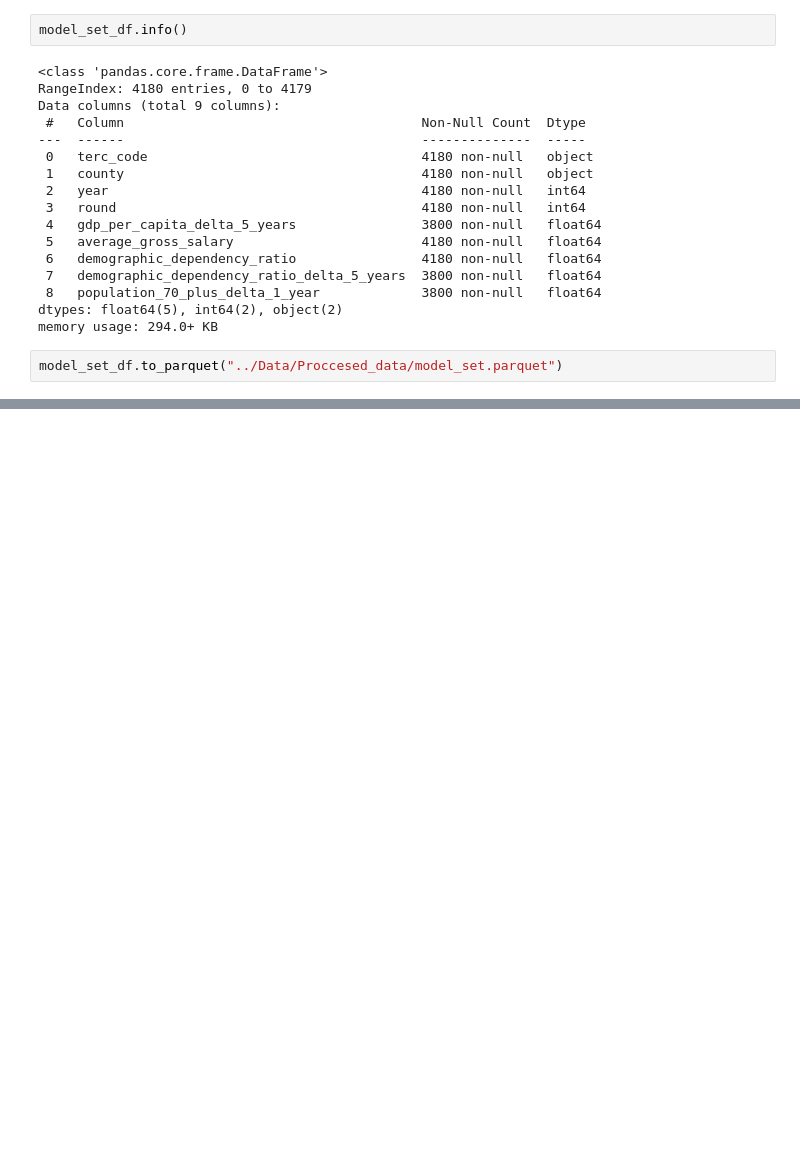
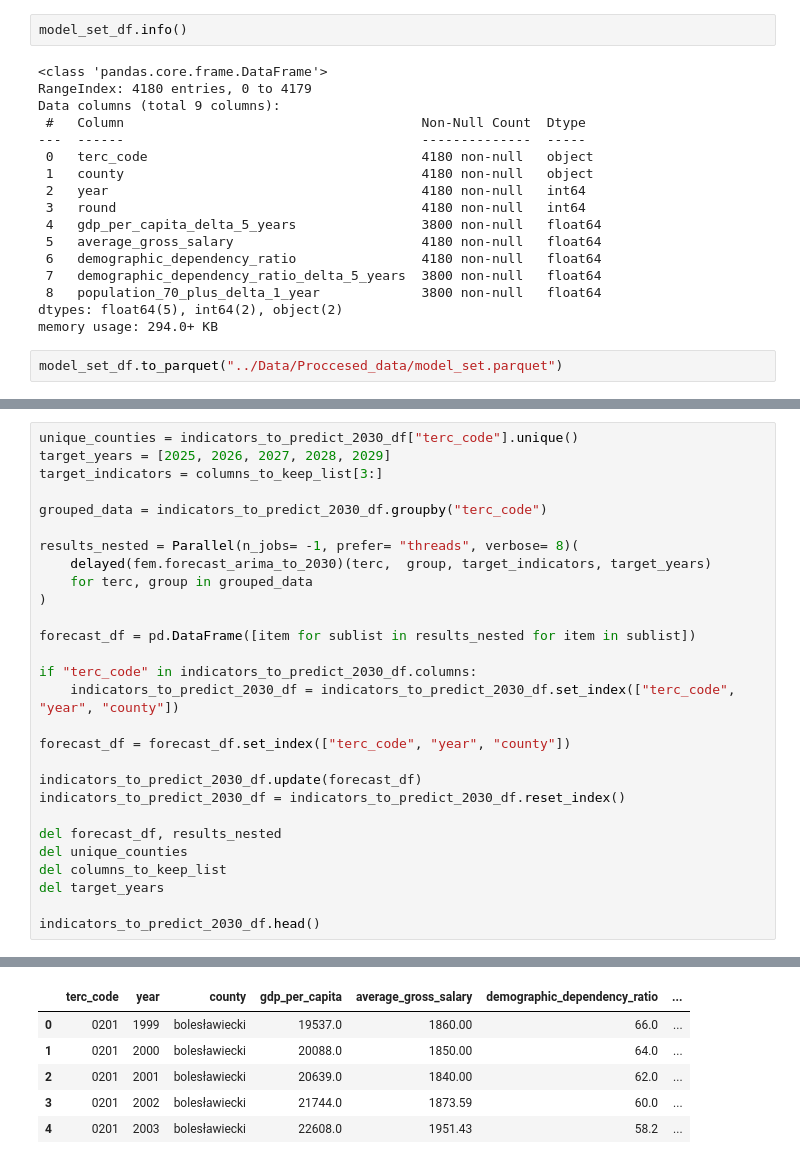
Before and after one commit to wojciech-kielbowicz-it/Github_projects, a Jupyter notebook: Presidential_election_turnout_prediction_model/Notebooks/02_feature_engineering_and_visualization.ipynb, the cells around one changed output, grey strips where cells are left out. Cells and saved outputs as stored; diff of their text form; blank space fills up the shorter version.

```diff
--- a/Presidential_election_turnout_prediction_model/Notebooks/02_feature_engineering_and_visualization.ipynb
+++ b/Presidential_election_turnout_prediction_model/Notebooks/02_feature_engineering_and_visualization.ipynb
@@ -193,0 +232,29 @@ model_set_df.to_parquet("../Data/Proccesed_data/model_set.parquet")
+# %%
+unique_counties = indicators_to_predict_2030_df["terc_code"].unique()
+target_years = [2025, 2026, 2027, 2028, 2029]
+target_indicators = columns_to_keep_list[3:]
+
+grouped_data = indicators_to_predict_2030_df.groupby("terc_code")
+
+results_nested = Parallel(n_jobs= -1, prefer= "threads", verbose= 8)(
+    delayed(fem.forecast_arima_to_2030)(terc,  group, target_indicators, target_years)
+    for terc, group in grouped_data
+)
+
+forecast_df = pd.DataFrame([item for sublist in results_nested for item in sublist])
+
+if "terc_code" in indicators_to_predict_2030_df.columns:
+    indicators_to_predict_2030_df = indicators_to_predict_2030_df.set_index(["terc_code", "year", "county"])
+
+forecast_df = forecast_df.set_index(["terc_code", "year", "county"])
+
+indicators_to_predict_2030_df.update(forecast_df)
+indicators_to_predict_2030_df = indicators_to_predict_2030_df.reset_index()
+
+del forecast_df, results_nested
+del unique_counties
+del columns_to_keep_list
+del target_years
+
+indicators_to_predict_2030_df.head()
+# %% [output]
@@ -193,0 +271,6 @@ model_set_df.to_parquet("../Data/Proccesed_data/model_set.parquet")
+|  | terc_code | year | county | gdp_per_capita | average_gross_salary | demographic_dependency_ratio | ... |
+| 0 | 0201 | 1999 | bolesławiecki | 19537.0 | 1860.00 | 66.0 | ... |
+| 1 | 0201 | 2000 | bolesławiecki | 20088.0 | 1850.00 | 64.0 | ... |
+| 2 | 0201 | 2001 | bolesławiecki | 20639.0 | 1840.00 | 62.0 | ... |
+| 3 | 0201 | 2002 | bolesławiecki | 21744.0 | 1873.59 | 60.0 | ... |
+| 4 | 0201 | 2003 | bolesławiecki | 22608.0 | 1951.43 | 58.2 | ... |
```
Also changed, not shown: parts of 12 cells of this notebook, 3 other files.
